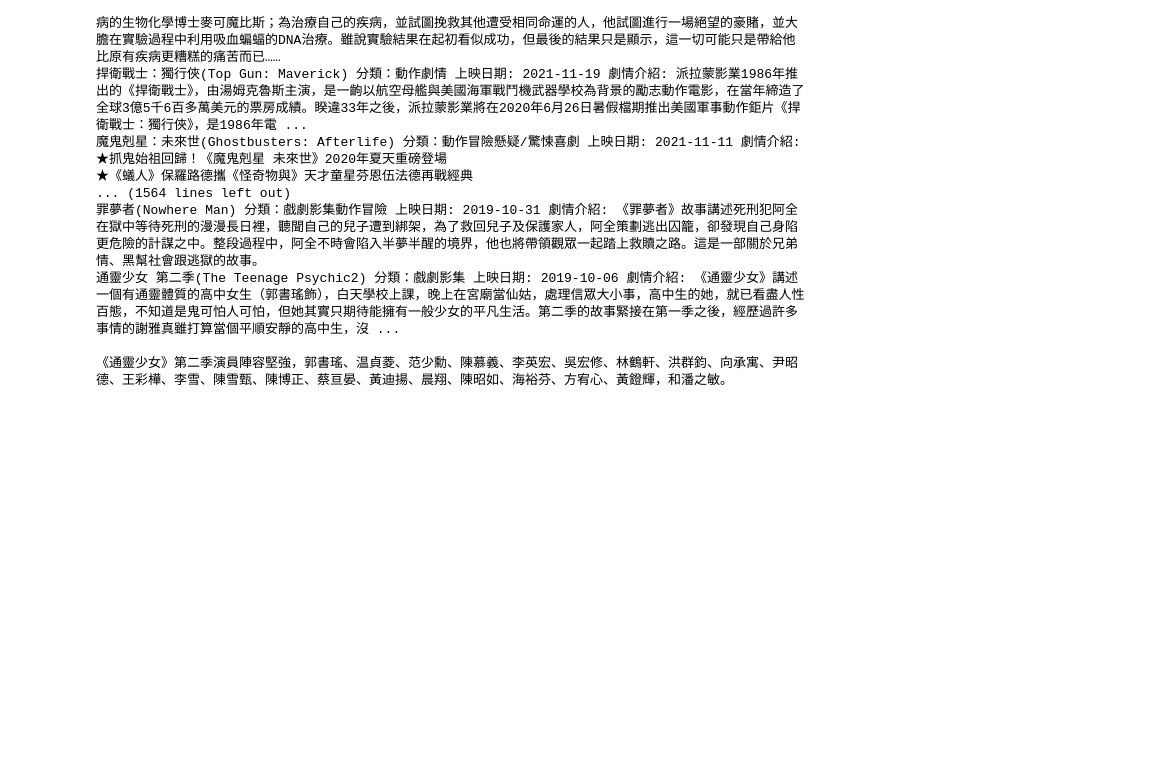
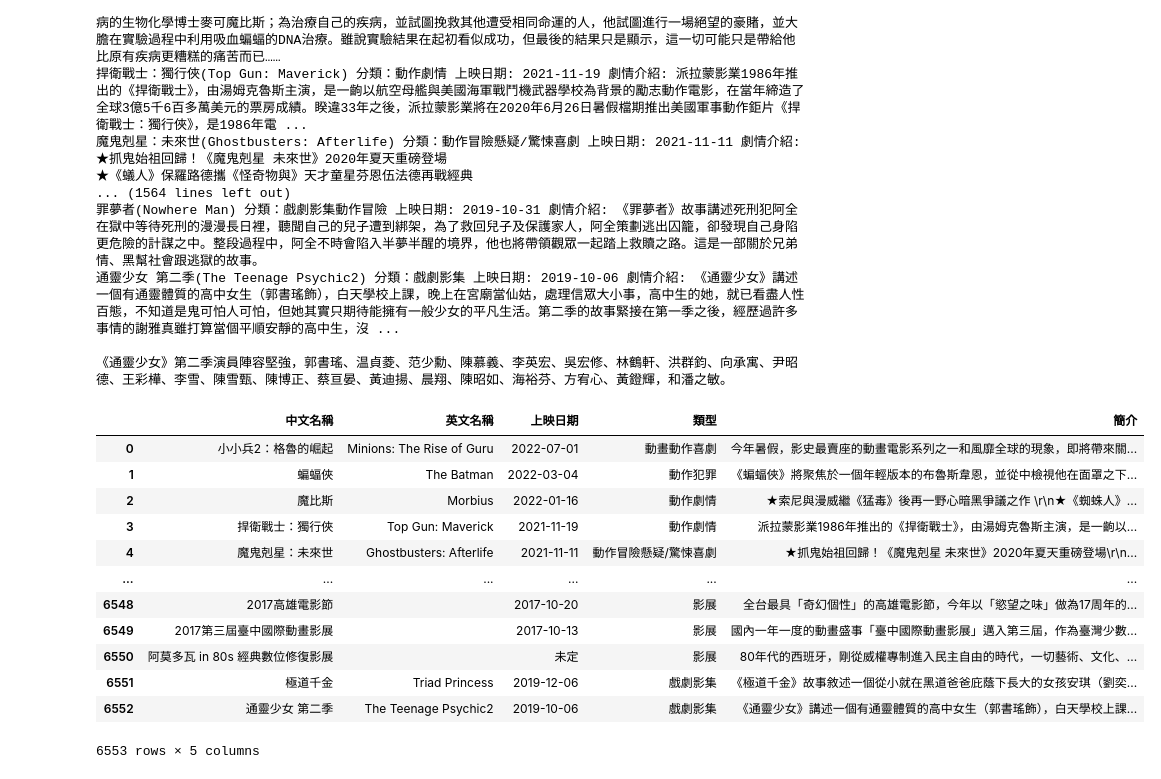
Before and after one commit to ChenChen3636/HW2, a Jupyter notebook: movie crawler.ipynb, the cells around one changed output. Saved outputs shown, nothing was run; the diff lists cells and outputs as text; code cells hidden in the pictures; blank space fills up the shorter version.

```diff
--- a/movie crawler.ipynb
+++ b/movie crawler.ipynb
@@ -62,3 +62,59 @@ with open('info.csv', 'w', encoding='utf-8', newline='') as csv_file:
 通靈少女 第二季(The Teenage Psychic2) 分類：戲劇影集 上映日期: 2019-10-06 劇情介紹: 《通靈少女》講述一個有通靈體質的高中女生（郭書瑤飾），白天學校上課，晚上在宮廟當仙姑，處理信眾大小事，高中生的她，就已看盡人性百態，不知道是鬼可怕人可怕，但她其實只期待能擁有一般少女的平凡生活。第二季的故事緊接在第一季之後，經歷過許多事情的謝雅真雖打算當個平順安靜的高中生，沒 ...
 
 《通靈少女》第二季演員陣容堅強，郭書瑤、温貞菱、范少勳、陳慕義、李英宏、吳宏修、林鶴軒、洪群鈞、向承寓、尹昭德、王彩樺、李雪、陳雪甄、陳博正、蔡亘晏、黃迪揚、晨翔、陳昭如、海裕芬、方宥心、黃鐙輝，和潘之敏。
+# %%
+import requests
+from bs4 import BeautifulSoup
+import pandas as pd
+import matplotlib.pyplot as plt
+import numpy
+from collections import OrderedDict
+def article(href):
+    exe=[]
+    for single in href:
+        url = single
+        r = requests.get(url)
+        so = BeautifulSoup(r.text)
+
+        name_ch=so.find('h1').text.strip()
+        name_en=so.find('h3').text.strip()
+        date=so.find('div',class_= 'movie_intro_info_r').find('span').text.split('上映日期：')[1]
+
+        types=''
+        for c in so.find_all('div', class_="level_name_box"):
+            for d in c.find_all('div', class_="level_name"):
+                types+=d.find('a',class_='gabtn').text.strip()
+
+        article=so.find('div',class_='gray_infobox_inner').find('span').text.strip()
+        exesin=(name_ch,name_en,date,types,article)
+        exe.append(exesin)
+    return exe
+typehref = []
+
+for types in range(21):
+    for pages in range(100):
+        url= "https://movies.yahoo.com.tw/moviegenre_result.html?genre_id="+str(types+1)+"&page="+str(pages+1)
+        r = requests.get(url)
+        soup=(BeautifulSoup(r.text))
+        for d in soup.find_all('div', class_="release_movie_name"):
+            typehref.append(d.find('a', class_='gabtn')['href'])
+
+href=list(OrderedDict.fromkeys(typehref))
+exe=article(href)
+
+df = pd.DataFrame(exe, columns = ["中文名稱", "英文名稱",'上映日期','類型','簡介',])
+df
+# %% [output]
+|  | 中文名稱 | 英文名稱 | 上映日期 | 類型 | 簡介 |
+| 0 | 小小兵2：格魯的崛起 | Minions: The Rise of Guru | 2022-07-01 | 動畫動作喜劇 | 今年暑假，影史最賣座的動畫電影系列之一和風靡全球的現象，即將帶來關... |
+| 1 | 蝙蝠俠 | The Batman | 2022-03-04 | 動作犯罪 | 《蝙蝠俠》將聚焦於一個年輕版本的布魯斯韋恩，並從中檢視他在面罩之下... |
+| 2 | 魔比斯 | Morbius | 2022-01-16 | 動作劇情 | ★索尼與漫威繼《猛毒》後再一野心暗黑爭議之作 \r\n★《蜘蛛人》... |
+| 3 | 捍衛戰士：獨行俠 | Top Gun: Maverick | 2021-11-19 | 動作劇情 | 派拉蒙影業1986年推出的《捍衛戰士》，由湯姆克魯斯主演，是一齣以... |
+| 4 | 魔鬼剋星：未來世 | Ghostbusters: Afterlife | 2021-11-11 | 動作冒險懸疑/驚悚喜劇 | ★抓鬼始祖回歸！《魔鬼剋星 未來世》2020年夏天重磅登場\r\n... |
+| ... | ... | ... | ... | ... | ... |
+| 6548 | 2017高雄電影節 |  | 2017-10-20 | 影展 | 全台最具「奇幻個性」的高雄電影節，今年以「慾望之味」做為17周年的... |
+| 6549 | 2017第三屆臺中國際動畫影展 |  | 2017-10-13 | 影展 | 國內一年一度的動畫盛事「臺中國際動畫影展」邁入第三屆，作為臺灣少數... |
+| 6550 | 阿莫多瓦 in 80s 經典數位修復影展 |  | 未定 | 影展 | 80年代的西班牙，剛從威權專制進入民主自由的時代，一切藝術、文化、... |
+| 6551 | 極道千金 | Triad Princess | 2019-12-06 | 戲劇影集 | 《極道千金》故事敘述一個從小就在黑道爸爸庇蔭下長大的女孩安琪（劉奕... |
+| 6552 | 通靈少女 第二季 | The Teenage Psychic2 | 2019-10-06 | 戲劇影集 | 《通靈少女》講述一個有通靈體質的高中女生（郭書瑤飾），白天學校上課... |
+6553 rows × 5 columns
```
Also changed, not shown: parts of 1 cell of this notebook.
